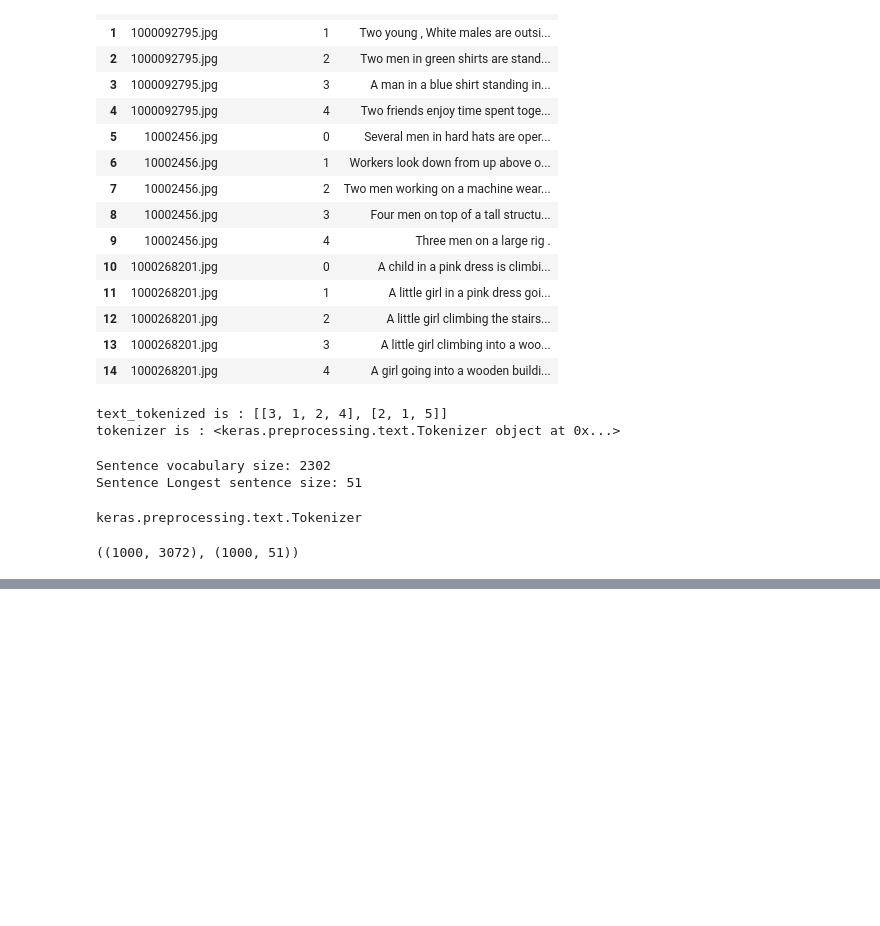
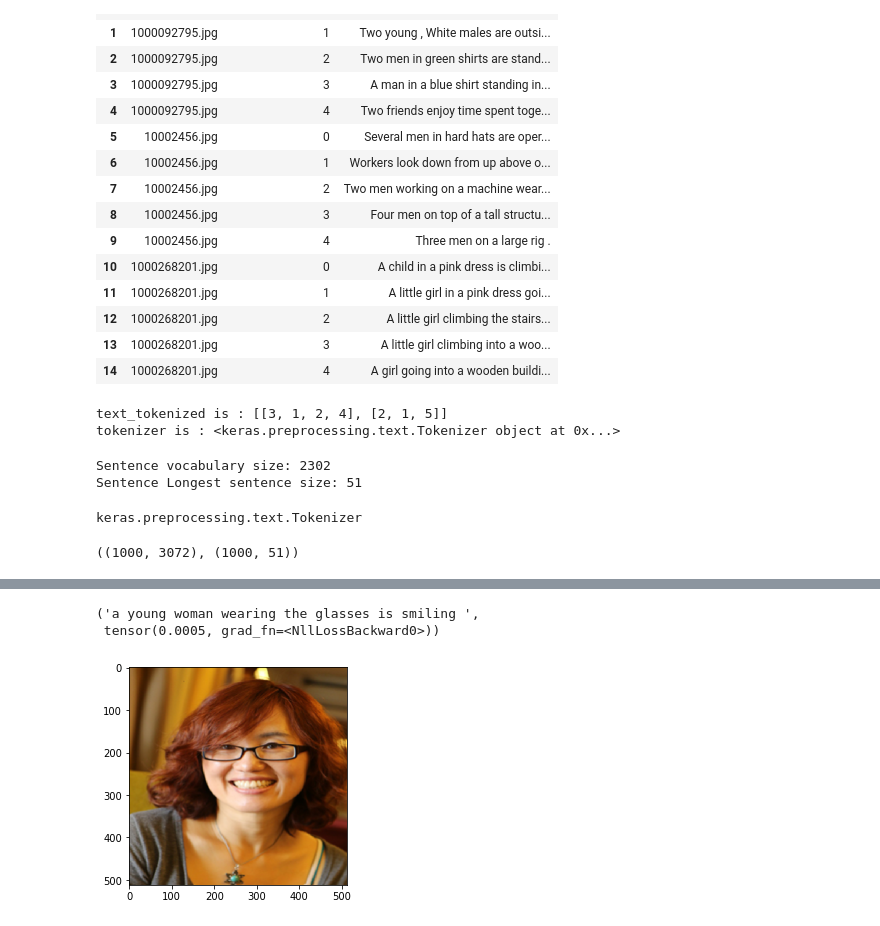
Before and after one commit to rsade090/Base_ImageCaptioning, a Jupyter notebook: Base_Reza.ipynb, the cells around one changed output, grey strips where cells are left out. Drawn from its saved outputs; the diff is of its cells as text; code cells hidden in the pictures; blank space fills up the shorter version.

Commit message:
added reza evaluation

```diff
--- a/Base_Reza.ipynb
+++ b/Base_Reza.ipynb
@@ -147,0 +381,49 @@ Error:
+# %%
+metadata_reza = pd.read_csv('/Users/reza/Desktop/PhD_thesis/datasets/flickr30k_images/results.csv',delimiter='|',engine='python')
+metadata_reza = metadata_reza.dropna()
+is_NaN = metadata_reza.isnull()
+row_has_NaN = is_NaN.any(axis=1)
+rows_with_NaN = metadata_reza[row_has_NaN]
+#print(rows_with_NaN)
+
+
+metadata_reza.loc[0]=["001.jpg",'0','A young woman wearing the glasses is smiling.']
+metadata_reza.head()
+
+def evaluate_reza(index):
+
+
+    image_location, sent = metadata_reza.iloc[index,0],metadata_reza.iloc[index,2]
+    image_arr = []
+    img = load_image('/Users/reza/Desktop/PhD_thesis/datasets/flickr30k_images/flickr30k_images/flickr30k_images/'+str(image_location))
+    image_arr.append(img)
+    img_arr = np.array(image_arr)
+    sentence = []
+    sentence.append(sent)
+    sentence[0] = '<SOS> '+sentence[0]+'<EOS>'
+    sentence = pad(token_Sentence.texts_to_sequences(sentence) , length = max_len_t)
+    src , tar = create_batch(img_arr,sentence, 1,1)
+    src = src.to(device)
+    tar = tar.to(device)
+    model.eval()
+    output =  model(src,tar)
+    loss = criterion(output.view(-1, output.shape[2]), tar.reshape(-1))
+    sentence_formed = ''
+    val, ind = torch.max(output.view(-1, output.shape[2]), 1)
+    for word in ind:
+        #print('--->'+sentence_formed+'    '+str(word.item()))
+        if word.item() == 3: # EOS
+                break
+        for key, value in token_Sentence.word_index.items():
+            #print(value == word.item())
+            if value == word.item() and value != 2: # sos
+                sentence_formed = sentence_formed + key +' '
+                break
+    display_image('/Users/reza/Desktop/PhD_thesis/datasets/flickr30k_images/flickr30k_images/flickr30k_images/'+str(image_location))
+    return sentence_formed , loss
+# %%
+evaluate_reza(0)
+# %% [output]
+('a young woman wearing the glasses is smiling ',
+ tensor(0.0005, grad_fn=<NllLossBackward0>))
+[figure, added]
```
Also changed, not shown: parts of 19 cells of this notebook.
